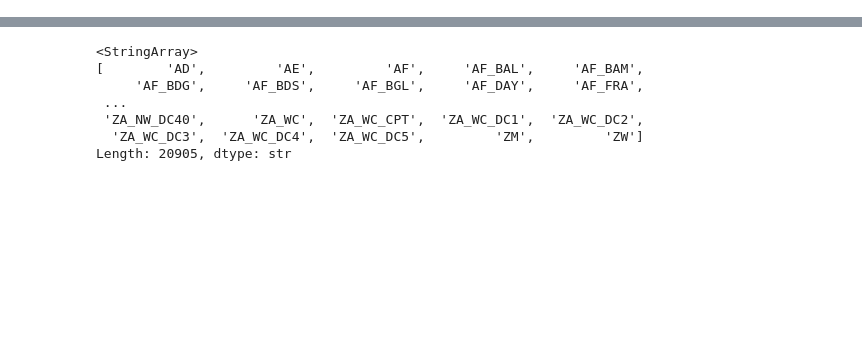
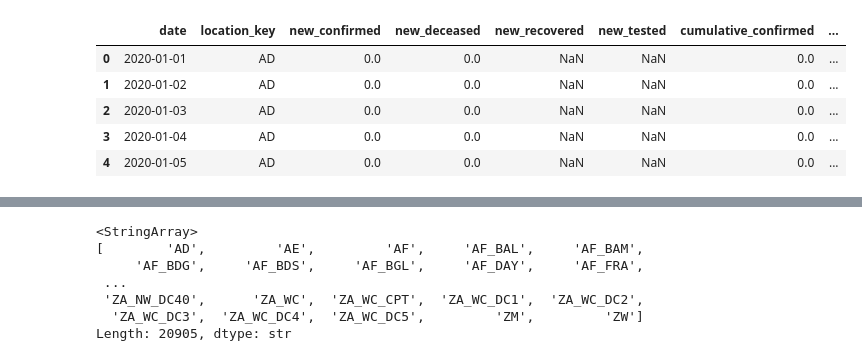
Before and after one commit to vichalder/final_project, a Jupyter notebook: notebooks/Data_cleaning_and_merging.ipynb, the cells around one changed output, grey strips where cells are left out. Cells and saved outputs as stored; diff of their text form; code cells hidden in the pictures; blank space fills up the shorter version.

```diff
--- a/notebooks/Data_cleaning_and_merging.ipynb
+++ b/notebooks/Data_cleaning_and_merging.ipynb
@@ -7,8 +7,9 @@ from pathlib import Path
 current_dir = Path.cwd()
 
 # Define the path relative to the notebook
-data_path = current_dir.parent / "data" / "epidemiology.csv"
+data_path1 = current_dir.parent / "data" / "epidemiology.csv"
+data_path2 = current_dir.parent / "data" / "oxford-government-response.csv"
 # %%
-# Load the dataset
-data=pd.read_csv(data_path)
-data.head(5)
+# Load the datasets
+data1=pd.read_csv(data_path1)
+data2=pd.read_csv(data_path2)
@@ -28,0 +16,9 @@ data.head(5)
+# %%
+data1.head(5)
+# %% [output]
+|  | date | location_key | new_confirmed | new_deceased | new_recovered | new_tested | cumulative_confirmed | ... |
+| 0 | 2020-01-01 | AD | 0.0 | 0.0 | NaN | NaN | 0.0 | ... |
+| 1 | 2020-01-02 | AD | 0.0 | 0.0 | NaN | NaN | 0.0 | ... |
+| 2 | 2020-01-03 | AD | 0.0 | 0.0 | NaN | NaN | 0.0 | ... |
+| 3 | 2020-01-04 | AD | 0.0 | 0.0 | NaN | NaN | 0.0 | ... |
+| 4 | 2020-01-05 | AD | 0.0 | 0.0 | NaN | NaN | 0.0 | ... |
```
Also changed, not shown: parts of 14 cells of this notebook.
